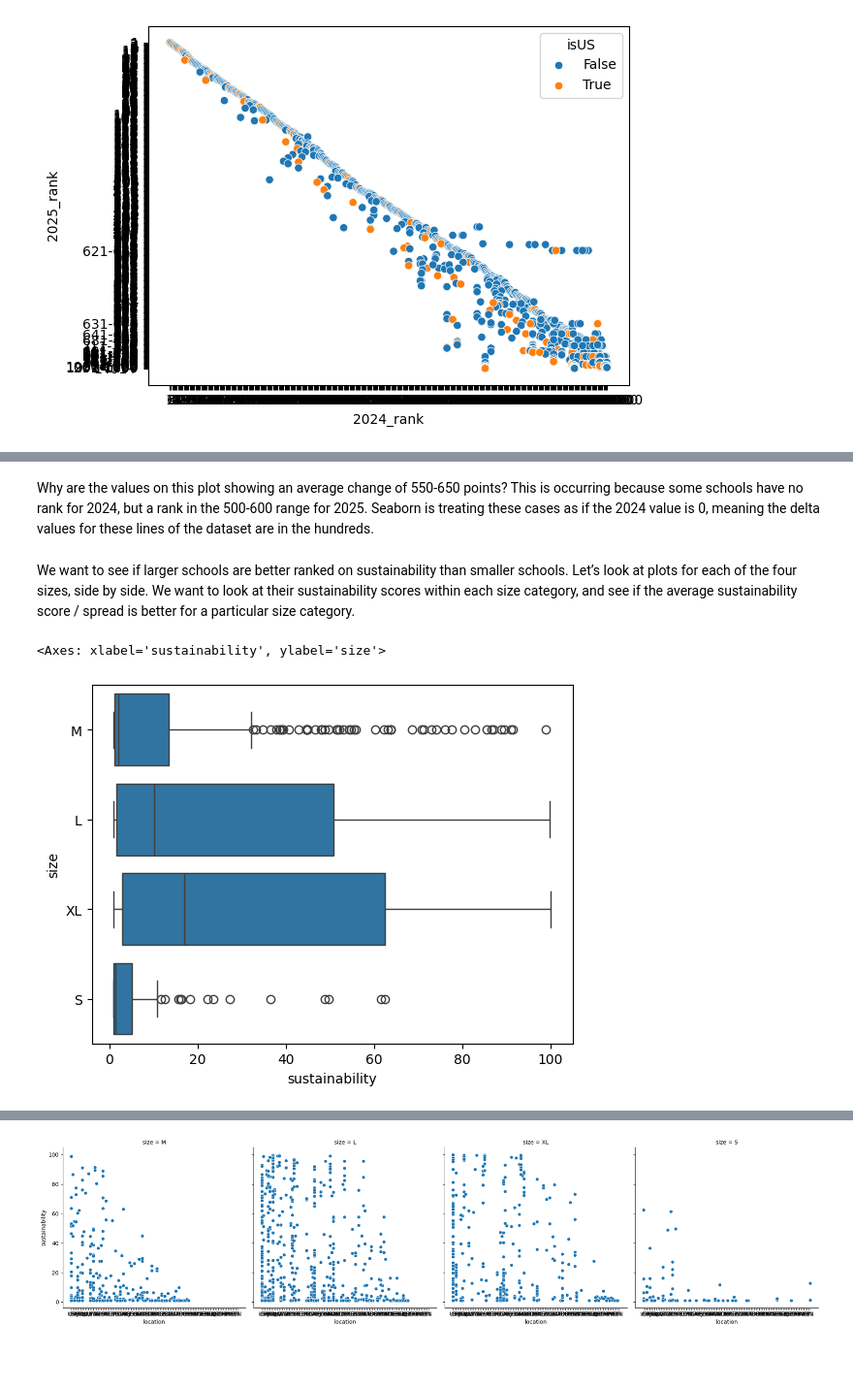
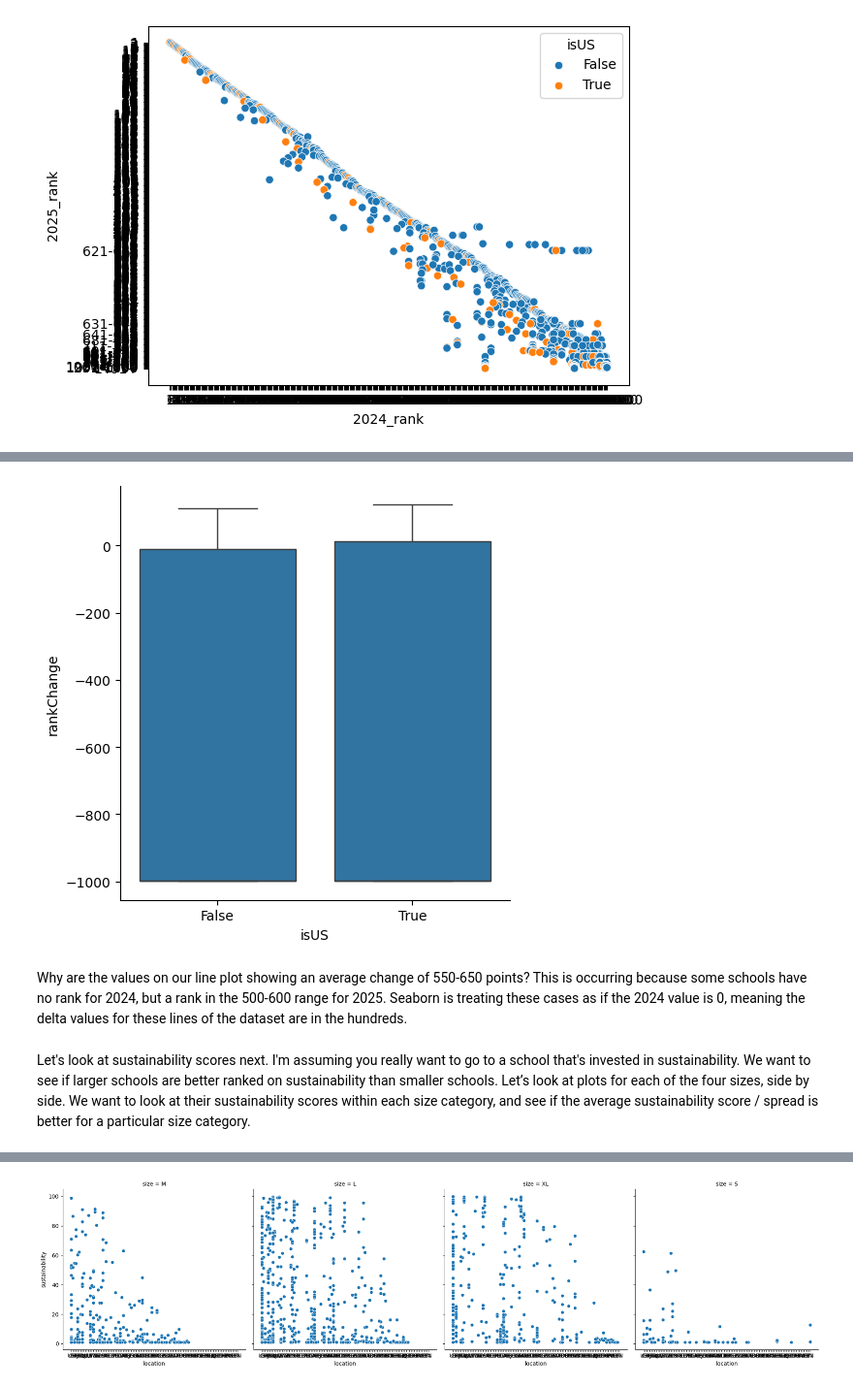
Before and after one commit to thezachdrake/UMD-INST760-Summer2024, a Jupyter notebook: notebooks/Hochman-Notebook.ipynb, the cells around one changed output, grey strips where cells are left out. Shown at 97% size. Saved outputs shown, nothing was run; the diff lists cells and outputs as text; code cells hidden in the pictures; blank space fills up the shorter version.

```diff
--- a/notebooks/Hochman-Notebook.ipynb
+++ b/notebooks/Hochman-Notebook.ipynb
@@ -92,9 +92,8 @@ plotRankChanges.set(xlabel="Location",ylabel="Average Rank Change")
+# %%
+plotRankChanges = sns.catplot(data=df,x="isUS",y="rankChange",kind="box")
+# %% [output]
+[figure, added]
 # %% [markdown]
-Why are the values on this plot showing an average change of 550-650 points? This is occurring because some schools have no rank for 2024, but a rank in the 500-600 range for 2025. Seaborn is treating these cases as if the 2024 value is 0, meaning the delta values for these lines of the dataset are in the hundreds.
+Why are the values on our line plot showing an average change of 550-650 points? This is occurring because some schools have no rank for 2024, but a rank in the 500-600 range for 2025. Seaborn is treating these cases as if the 2024 value is 0, meaning the delta values for these lines of the dataset are in the hundreds.
 # %% [markdown]
-We want to see if larger schools are better ranked on sustainability than smaller schools. Let’s look at plots for each of the four sizes, side by side. We want to look at their sustainability scores within each size category, and see if the average sustainability score / spread is better for a particular size category.
+Let's look at sustainability scores next. I'm assuming you really want to go to a school that's invested in sustainability. We want to see if larger schools are better ranked on sustainability than smaller schools. Let’s look at plots for each of the four sizes, side by side. We want to look at their sustainability scores within each size category, and see if the average sustainability score / spread is better for a particular size category.
-# %%
-sns.boxplot(data=df,x='sustainability',y='size')
-# %% [output]
-<Axes: xlabel='sustainability', ylabel='size'>
-[figure, removed]
```
Also changed, not shown: parts of 8 cells of this notebook.
